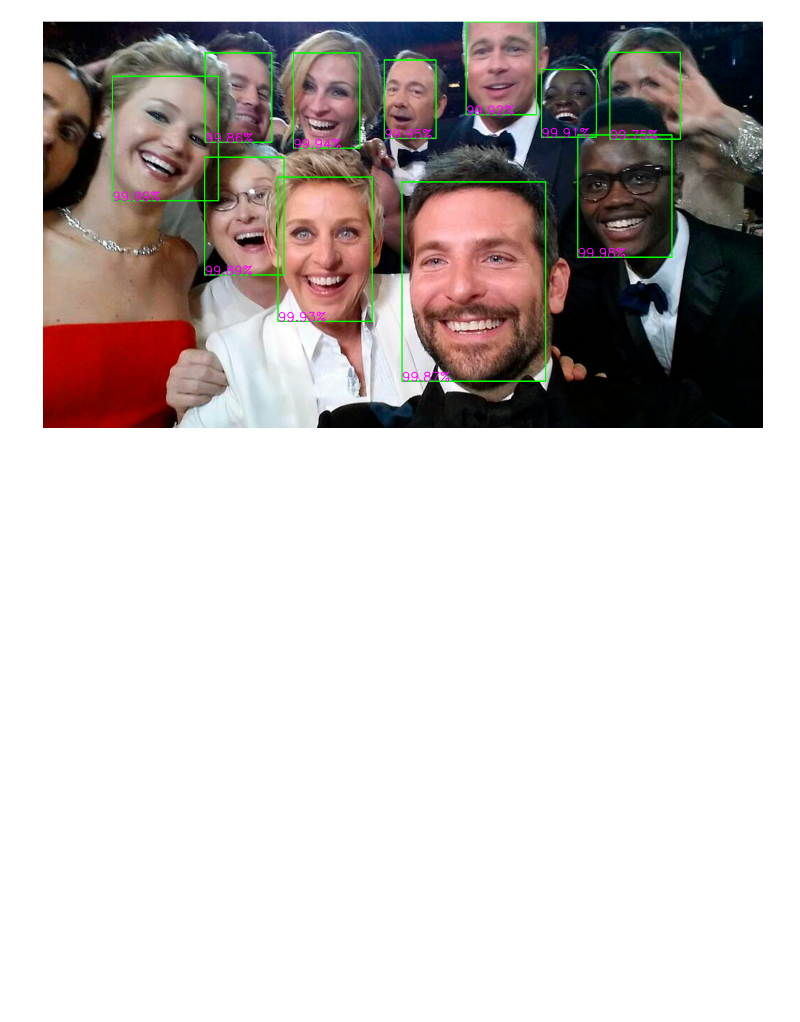
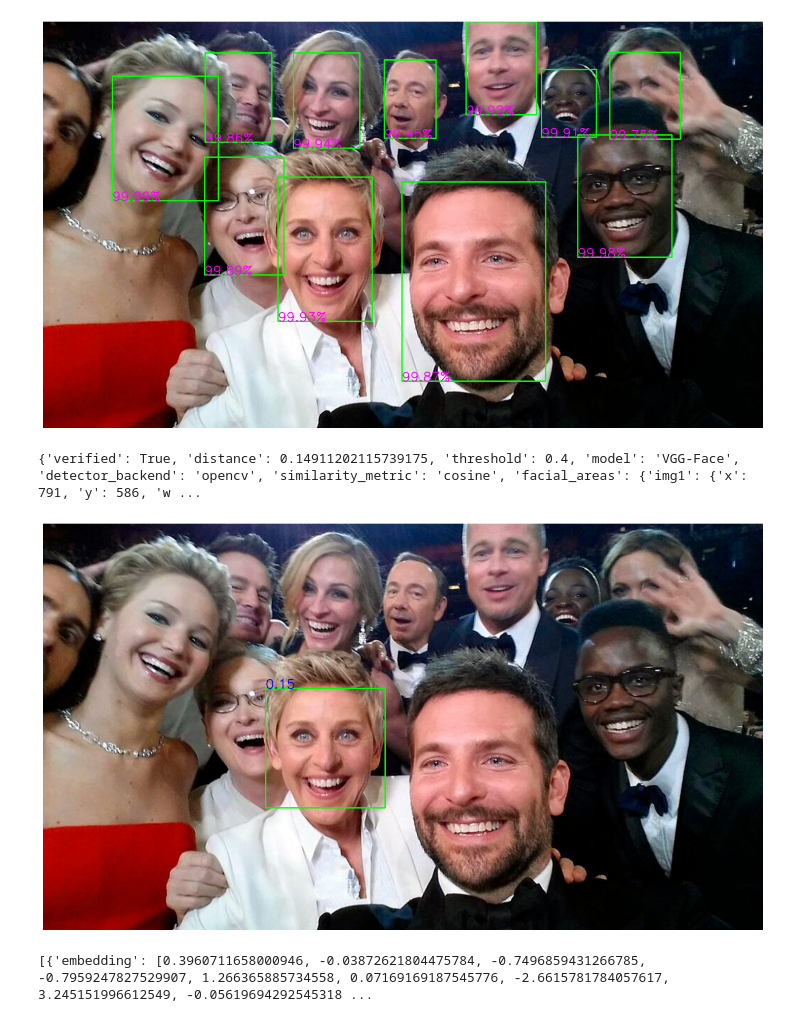
Before and after one commit to ba1l0n/CUIA-OpenCV, a Jupyter notebook: 09-OpenCV.ipynb, the cells around one changed output. Drawn from its saved outputs; the diff is of its cells as text; code cells hidden in the pictures; blank space fills up the shorter version.

```diff
--- a/09-OpenCV.ipynb
+++ b/09-OpenCV.ipynb
@@ -26,4 +35,22 @@ cuia.plot(imagen)
 # %% [output]
 [figure]
 # %%
-import gdown
+ellen = cv2.imread("ellen.jpg")
+# %%
+res = DeepFace.verify(oscars, ellen)
+# %%
+print(res)
+# %% [output]
+{'verified': True, 'distance': 0.14911202115739175, 'threshold': 0.4, 'model': 'VGG-Face', 'detector_backend': 'opencv', 'similarity_metric': 'cosine', 'facial_areas': {'img1': {'x': 791, 'y': 586, 'w ...
+# %%
+imagen = oscars.copy()
+i1 = res['facial_areas']['img1']
+i2 = res['facial_areas']['img2']
+
+c1 = (i1['x'], i1['y'])
+c2 = (i1['x']+i1['w'], i1['y']+i1['h'])
+cv2.rectangle(imagen, c1, c2, (0,255,0), 3)
+cv2.putText(imagen, f'{res["distance"]:0.2f}', c1, cv2.FONT_HERSHEY_SIMPLEX, 1.5, (255,0,0), 2, cv2.LINE_AA)
+cuia.plot(imagen)
+# %% [output]
+[figure, added]
@@ -29,0 +75,4 @@ import gdown
+# %%
+print(cod_ellen)
+# %% [output]
+[{'embedding': [0.3960711658000946, -0.03872621804475784, -0.7496859431266785, -0.7959247827529907, 1.266365885734558, 0.07169169187545776, -2.6615781784057617, 3.245151996612549, -0.05619694292545318 ...
```
Also changed, not shown: parts of 11 cells of this notebook.
